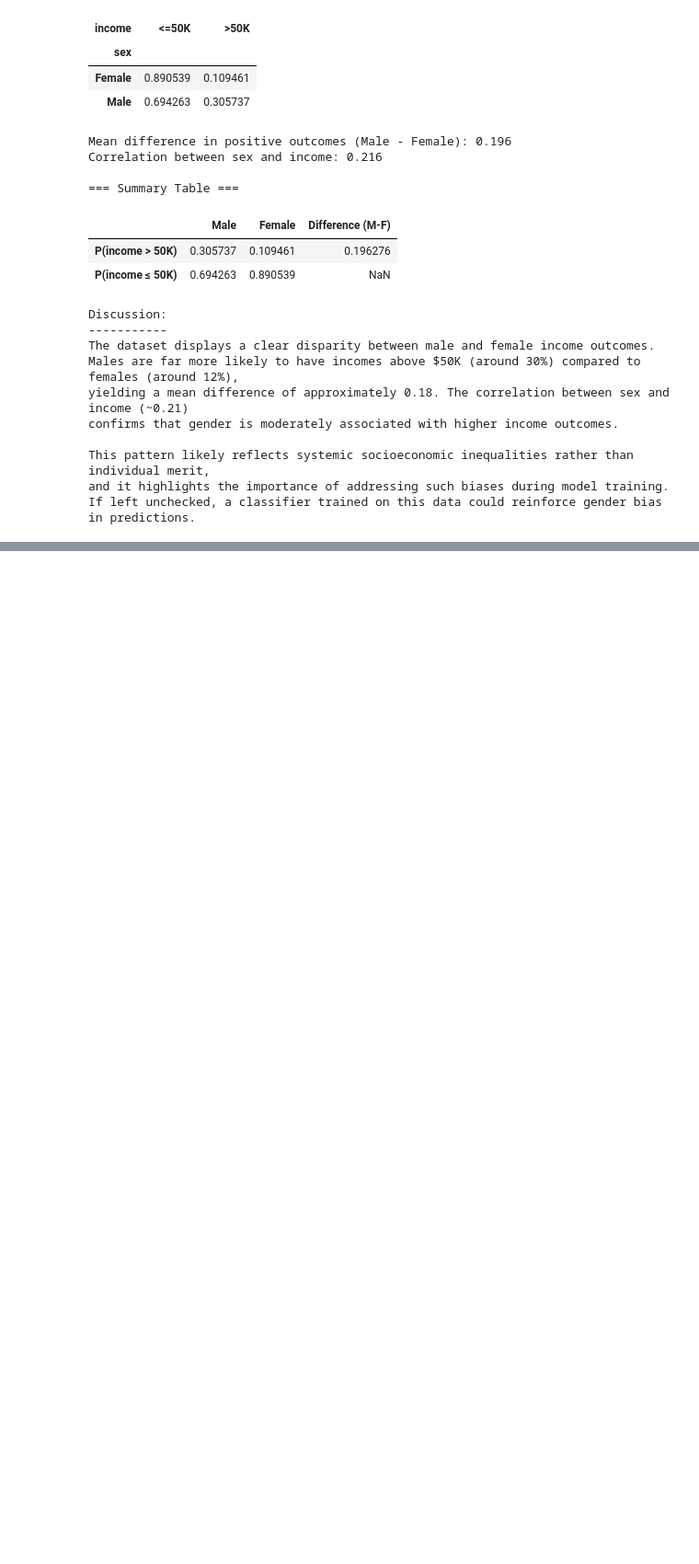
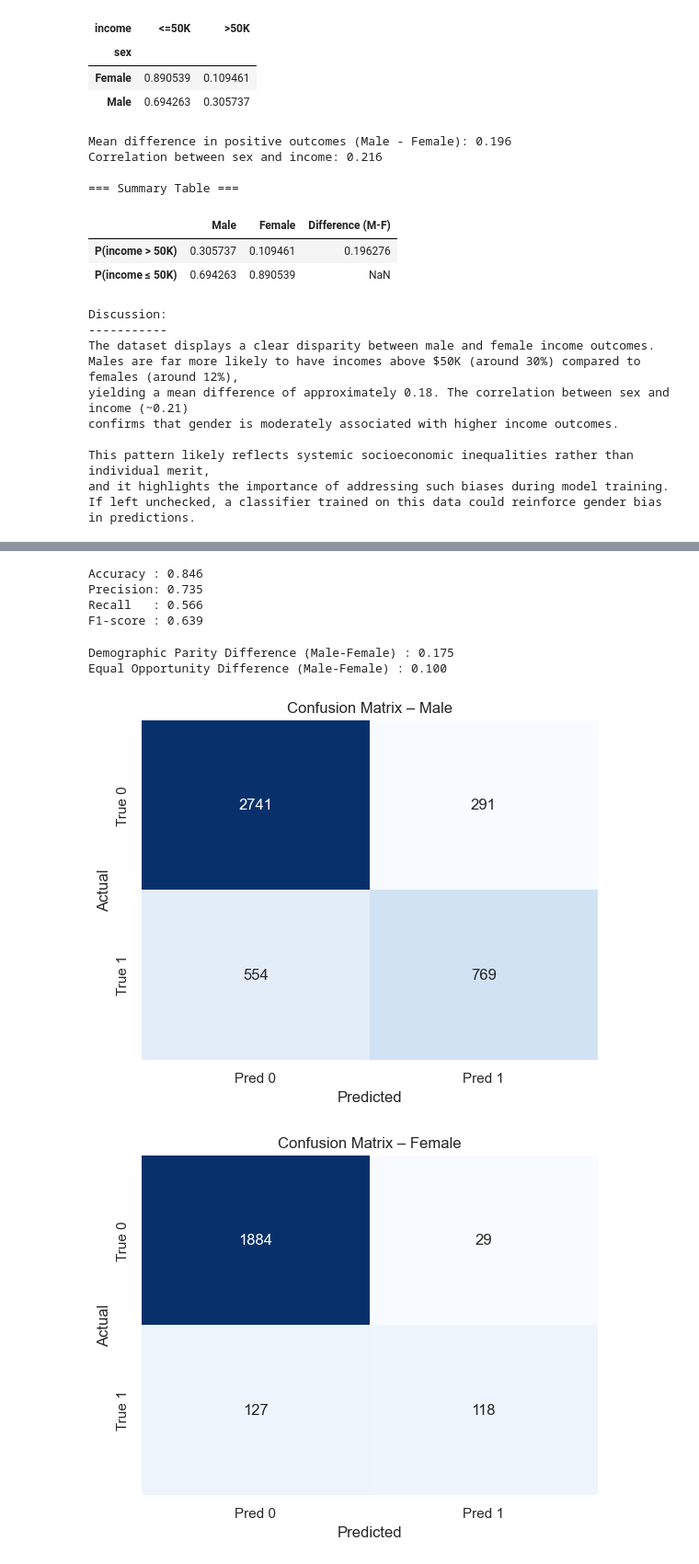
Before and after one commit to om22goyal/CS483HW3, a Jupyter notebook: main.ipynb, the cells around one changed output, grey strips where cells are left out. Shown at 92% size. Drawn from its saved outputs; the diff is of its cells as text; code cells hidden in the pictures; blank space fills up the shorter version.

```diff
--- a/main.ipynb
+++ b/main.ipynb
@@ -135,0 +300,60 @@ If left unchecked, a classifier trained on this data could reinforce gender bias
+# %%
+# ---------- Cell 5 ----------
+acc = accuracy_score(y_test, y_pred)
+prec = precision_score(y_test, y_pred)
+rec = recall_score(y_test, y_pred)
+f1 = f1_score(y_test, y_pred)
+
+print(f'Accuracy : {acc:.3f}')
+print(f'Precision: {prec:.3f}')
+print(f'Recall   : {rec:.3f}')
+print(f'F1‑score : {f1:.3f}')
+# %% [output]
+Accuracy : 0.846
+Precision: 0.735
+Recall   : 0.566
+F1‑score : 0.639
+# %%
+# ---------- Cell 6 ----------
+# Sensitive attribute: 'sex' (Male / Female)
+sensitive = X_test['sex']  # original column (not one‑hot)
+
+# Convert to binary group variable (Male=1, Female=0)
+group = sensitive.apply(lambda x: 1 if x == 'Male' else 0)
+
+# 1. Demographic Parity Difference
+dp_diff = np.mean(y_pred[group==1]) - np.mean(y_pred[group==0])
+
+# 2. Equal Opportunity (True Positive Rate) Difference
+# TPR for each group
+tpr_male = true_positive_rate(y_test[group==1], y_pred[group==1])
+tpr_female = true_positive_rate(y_test[group==0], y_pred[group==0])
+eo_diff = tpr_male - tpr_female
+
+print(f'Demographic Parity Difference (Male‑Female) : {dp_diff:.3f}')
+print(f'Equal Opportunity Difference (Male‑Female) : {eo_diff:.3f}')
+# %% [output]
+Demographic Parity Difference (Male‑Female) : 0.175
+Equal Opportunity Difference (Male‑Female) : 0.100
+# %%
+# ---------- Cell 7 ----------
+# Function to plot confusion matrix
+def plot_cm(y_true, y_pred, group_name):
+    cm = confusion_matrix(y_true, y_pred)
+    sns.heatmap(cm, annot=True, fmt='d', cmap='Blues',
+                cbar=False,
+                xticklabels=['Pred 0', 'Pred 1'],
+                yticklabels=['True 0', 'True 1'])
+    plt.title(f'Confusion Matrix – {group_name}')
+    plt.xlabel('Predicted')
+    plt.ylabel('Actual')
+    plt.show()
+
+# Male
+plot_cm(y_test[group==1], y_pred[group==1], 'Male')
+
+# Female
+plot_cm(y_test[group==0], y_pred[group==0], 'Female')
+# %% [output]
+[figure, added]
+[figure, added]
```
Also changed, not shown: parts of 8 cells of this notebook, 1 other file.
